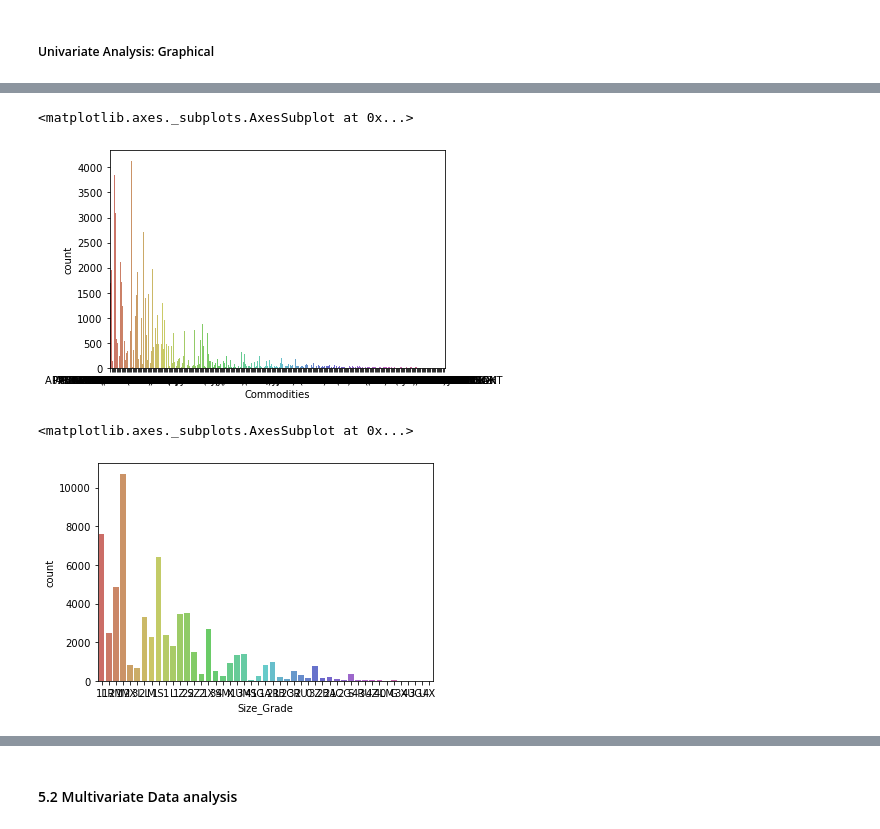
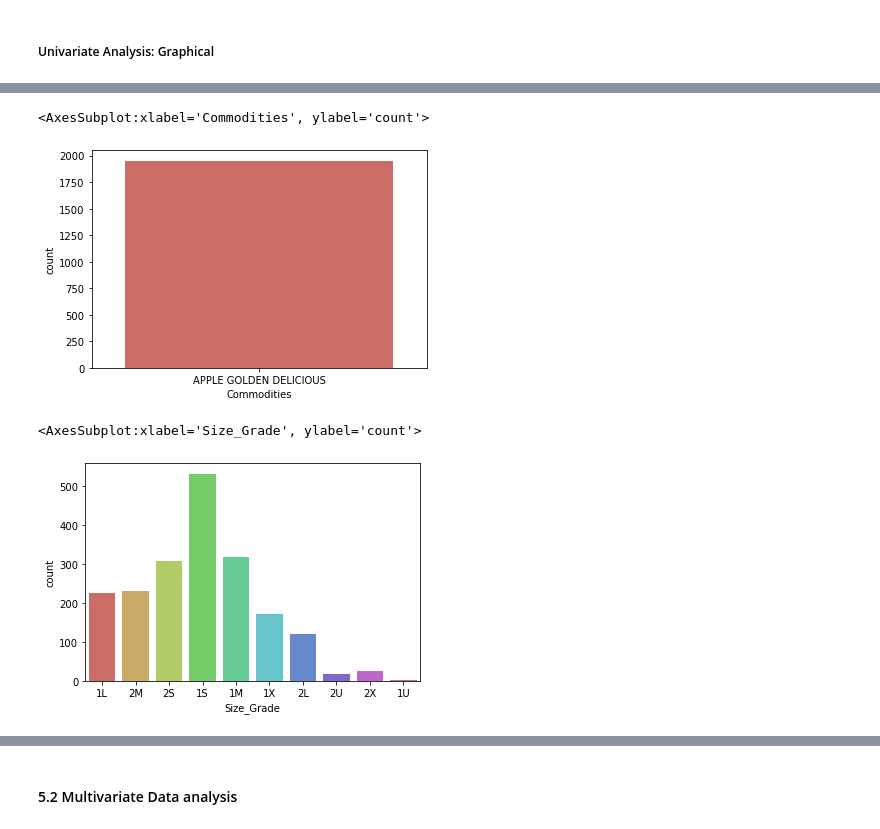
Before and after one commit to dineomahlangu178/Team_32, a Jupyter notebook: Team_32.ipynb, the cells around one changed output, grey strips where cells are left out. Saved outputs shown, nothing was run; the diff lists cells and outputs as text; code cells hidden in the pictures.

```diff
--- a/Team_32.ipynb
+++ b/Team_32.ipynb
@@ -81,3 +104,5 @@ df_train.head()
 | 2 | GAUTENG | AT200 | 1L | 20.0 | AVOCADO PINKERTON | 2020-05-05 | 70.0 | 80.0 | 4860.0 | ... |
 | 3 | TRANSVAAL | BJ090 | 1L | 9.0 | TOMATOES-LONG LIFE | 2020-01-20 | 60.0 | 60.0 | 600.0 | ... |
 | 4 | WESTERN FREESTATE | PP100 | 1R | 10.0 | POTATO SIFRA (WASHED) | 2020-07-14 | 40.0 | 45.0 | 41530.0 | ... |
+# %%
+df2=df_train[df_train['Commodities']=='APPLE GOLDEN DELICIOUS']
@@ -468,10 +475,10 @@ sns.countplot(x = 'Container', data = df_train, palette="hls")
 # %%
-sns.countplot(x = 'Commodities', data = df_train, palette="hls")
+sns.countplot(x = 'Commodities', data = df2, palette="hls")
 # %% [output]
-<matplotlib.axes._subplots.AxesSubplot at 0x...>
+<AxesSubplot:xlabel='Commodities', ylabel='count'>
-[figure, old version]
+[figure, new version]
 # %%
-sns.countplot(x = 'Size_Grade', data = df_train, palette="hls")
+sns.countplot(x = 'Size_Grade', data = df2, palette="hls")
 # %% [output]
-<matplotlib.axes._subplots.AxesSubplot at 0x...>
+<AxesSubplot:xlabel='Size_Grade', ylabel='count'>
-[figure, old version]
+[figure, new version]
```
Also changed, not shown: parts of 48 cells of this notebook.
